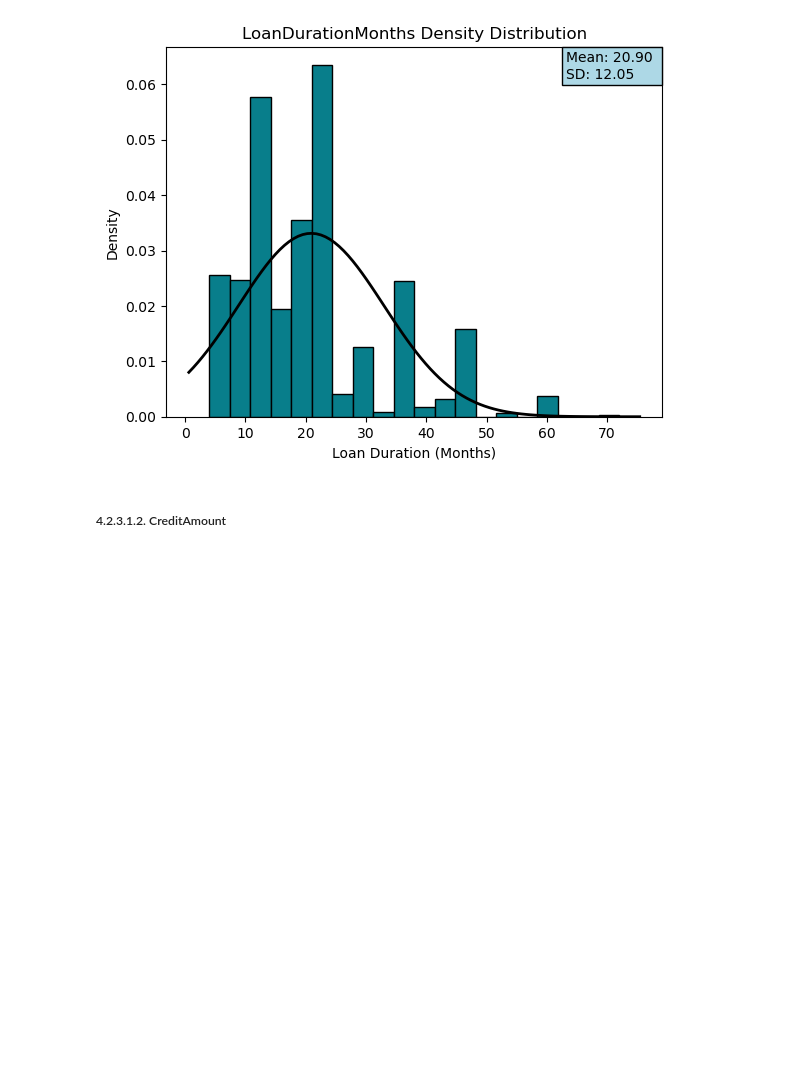
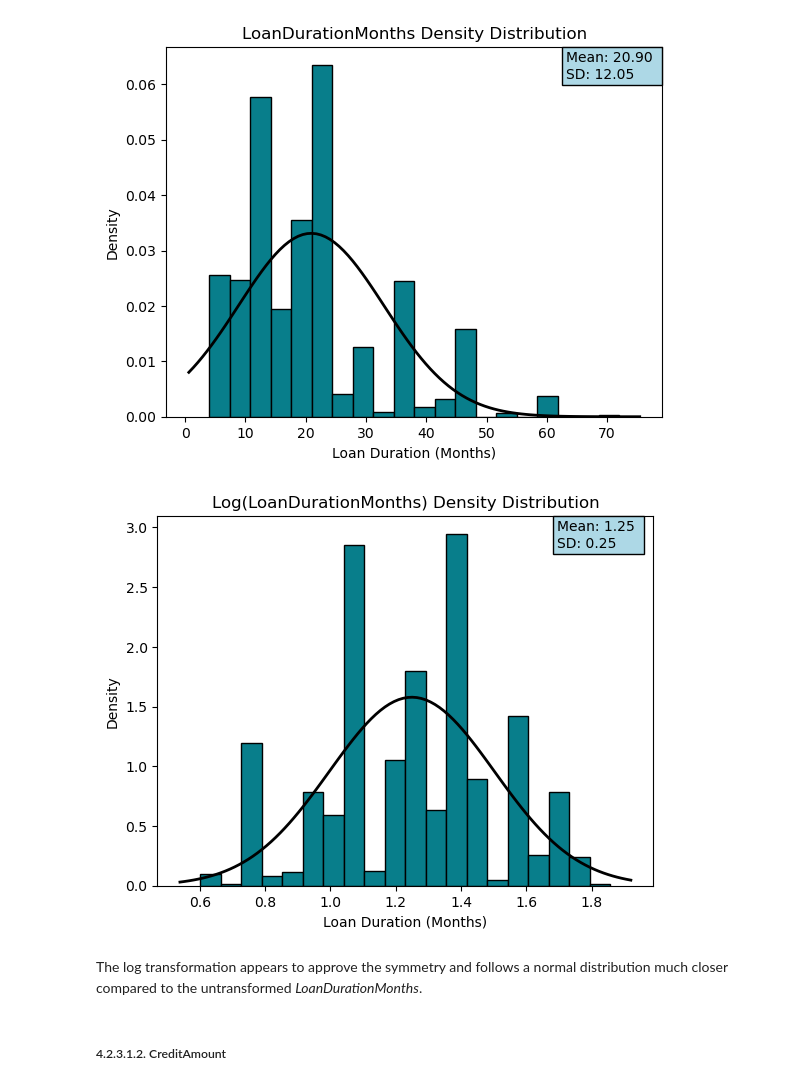
Before and after one commit to SMemic4/Credit-Risk-Classification, a Jupyter notebook: notebooks/credit_card_risk_classificaiton.ipynb, the cells around one changed output. Drawn from its saved outputs; the diff is of its cells as text; code cells hidden in the pictures; blank space fills up the shorter version.

```diff
--- a/notebooks/credit_card_risk_classificaiton.ipynb
+++ b/notebooks/credit_card_risk_classificaiton.ipynb
@@ -521,6 +523,16 @@ histo(X['LoanDurationMonths'],
       filename = 'LonaDurationMonths_Distribution.png')
 # %% [output]
 [figure]
+# %%
+histo(np.log10(X['LoanDurationMonths']),
+      xlabel = 'Loan Duration (Months)',
+      ylabel = 'Density',
+      title = 'Log(LoanDurationMonths) Density Distribution',
+      filename = 'LogLoanDurationMonths_Distribution.png')
+# %% [output]
+[figure, added]
+# %% [markdown]
+The log transformation appears to approve the symmetry and follows a normal distribution much closer compared to the untransformed *LoanDurationMonths*.
 # %% [markdown]
 ##### 4.2.3.1.2. CreditAmount
 # %%
```
Also changed, not shown: parts of 33 cells of this notebook, 2 other files.
